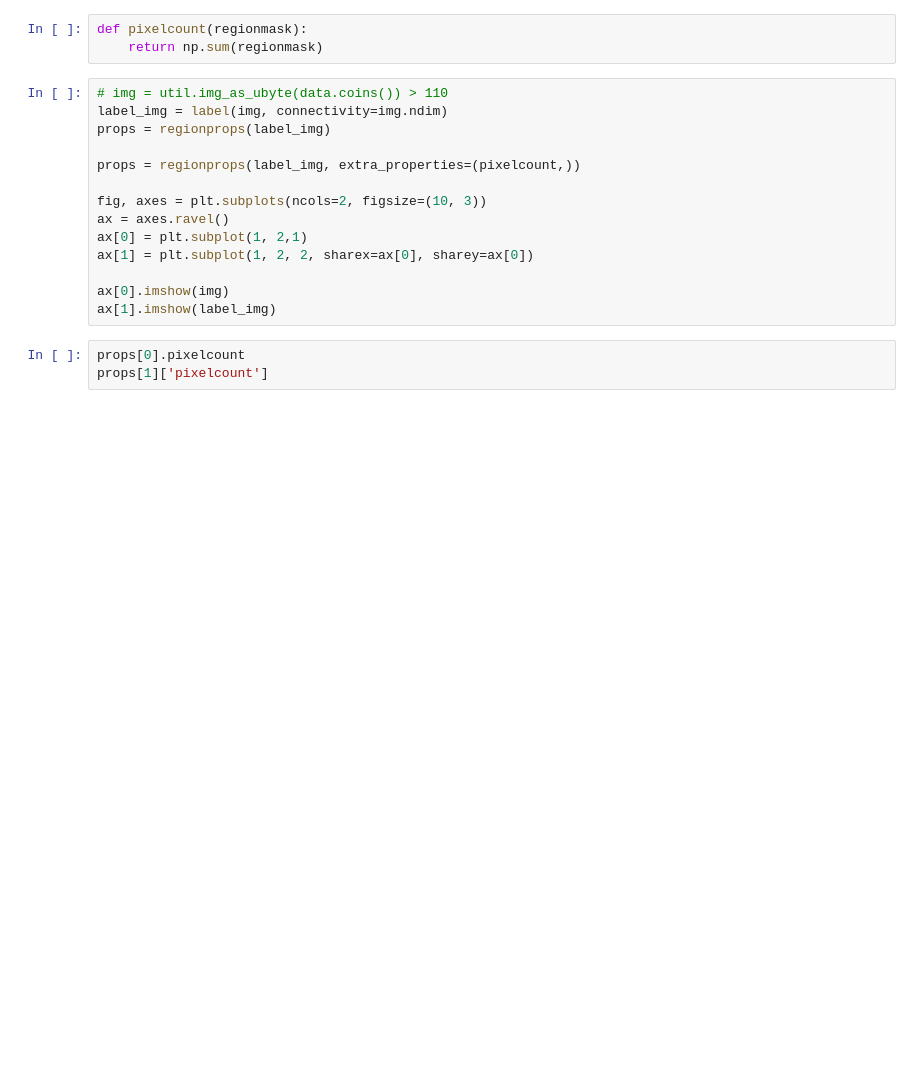
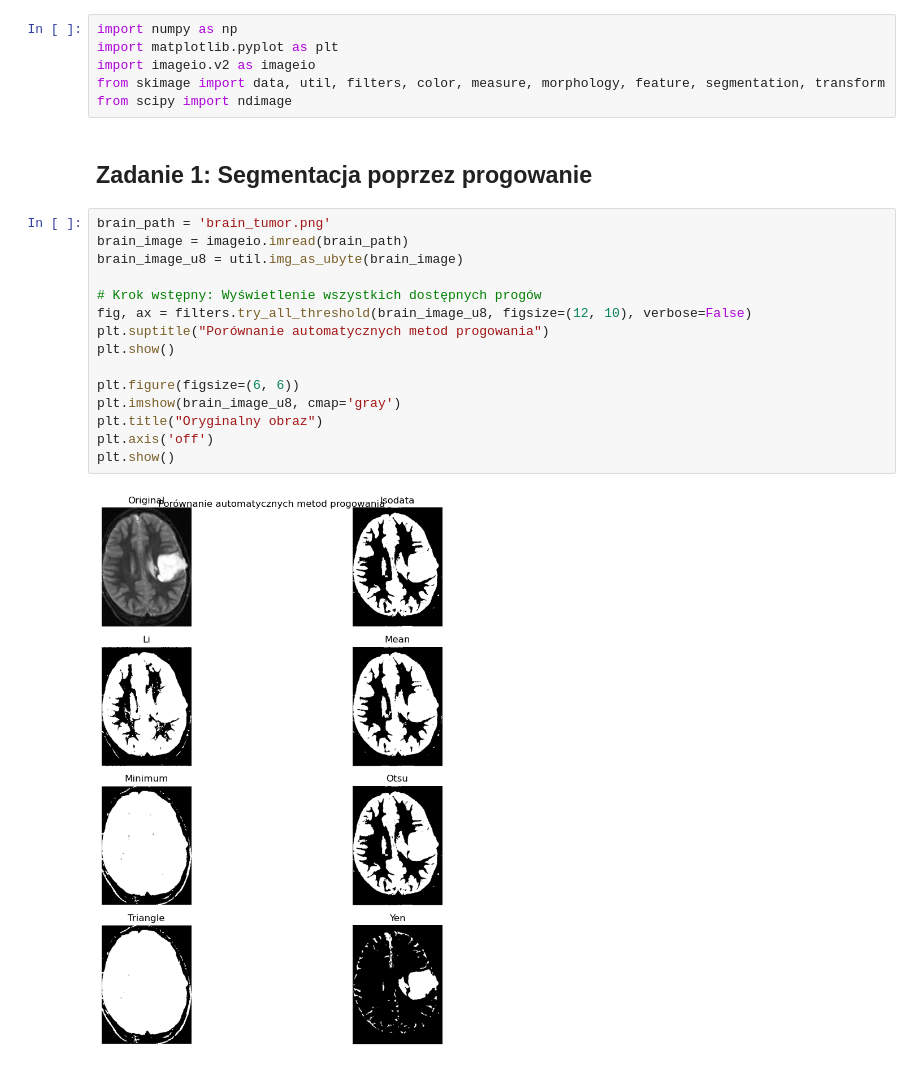
Before and after one commit to Dutchu/studia, a Jupyter notebook: sem6/psio/lab5/lab5.ipynb, the cells around one changed output. Saved outputs shown, nothing was run; the diff lists cells and outputs as text; blank space fills up the shorter version.

```diff
--- a/sem6/psio/lab5/lab5.ipynb
+++ b/sem6/psio/lab5/lab5.ipynb
@@ -11,20 +1,25 @@ img = io.imread(filename)
-# %%
-def pixelcount(regionmask):
-    return np.sum(regionmask)
-# %%
-# img = util.img_as_ubyte(data.coins()) > 110
-label_img = label(img, connectivity=img.ndim)
-props = regionprops(label_img)
-
-props = regionprops(label_img, extra_properties=(pixelcount,))
-
-fig, axes = plt.subplots(ncols=2, figsize=(10, 3))
-ax = axes.ravel()
-ax[0] = plt.subplot(1, 2,1)
-ax[1] = plt.subplot(1, 2, 2, sharex=ax[0], sharey=ax[0])
-
-ax[0].imshow(img)
-ax[1].imshow(label_img)
-# %%
-props[0].pixelcount
-props[1]['pixelcount']
+# %%
+import numpy as np
+import matplotlib.pyplot as plt
+import imageio.v2 as imageio
+from skimage import data, util, filters, color, measure, morphology, feature, segmentation, transform
+from scipy import ndimage
+# %% [markdown]
+## Zadanie 1: Segmentacja poprzez progowanie
+# %%
+brain_path = 'brain_tumor.png'
+brain_image = imageio.imread(brain_path)
+brain_image_u8 = util.img_as_ubyte(brain_image)
+
+# Krok wstępny: Wyświetlenie wszystkich dostępnych progów
+fig, ax = filters.try_all_threshold(brain_image_u8, figsize=(12, 10), verbose=False)
+plt.suptitle("Porównanie automatycznych metod progowania")
+plt.show()
+
+plt.figure(figsize=(6, 6))
+plt.imshow(brain_image_u8, cmap='gray')
+plt.title("Oryginalny obraz")
+plt.axis('off')
+plt.show()
+# %% [output]
+[figure, added]
```
Also changed, not shown: parts of 22 cells of this notebook, 7 other files.
